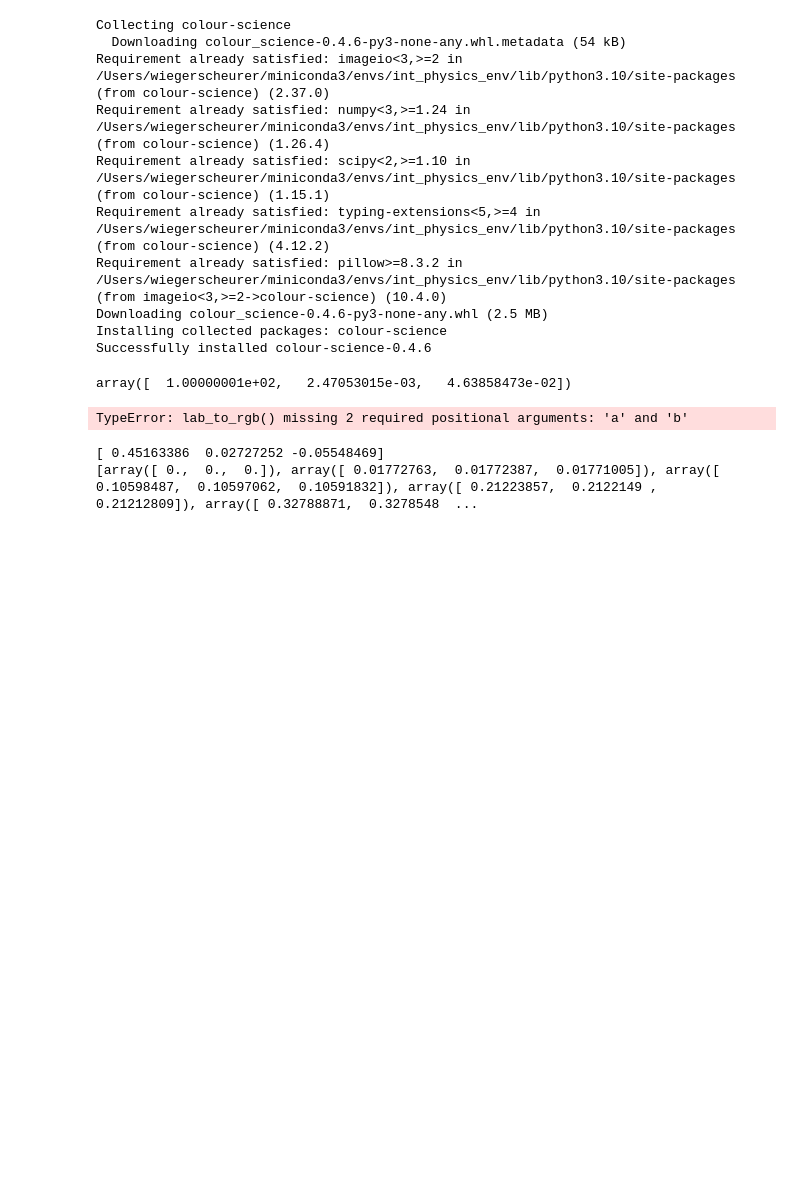
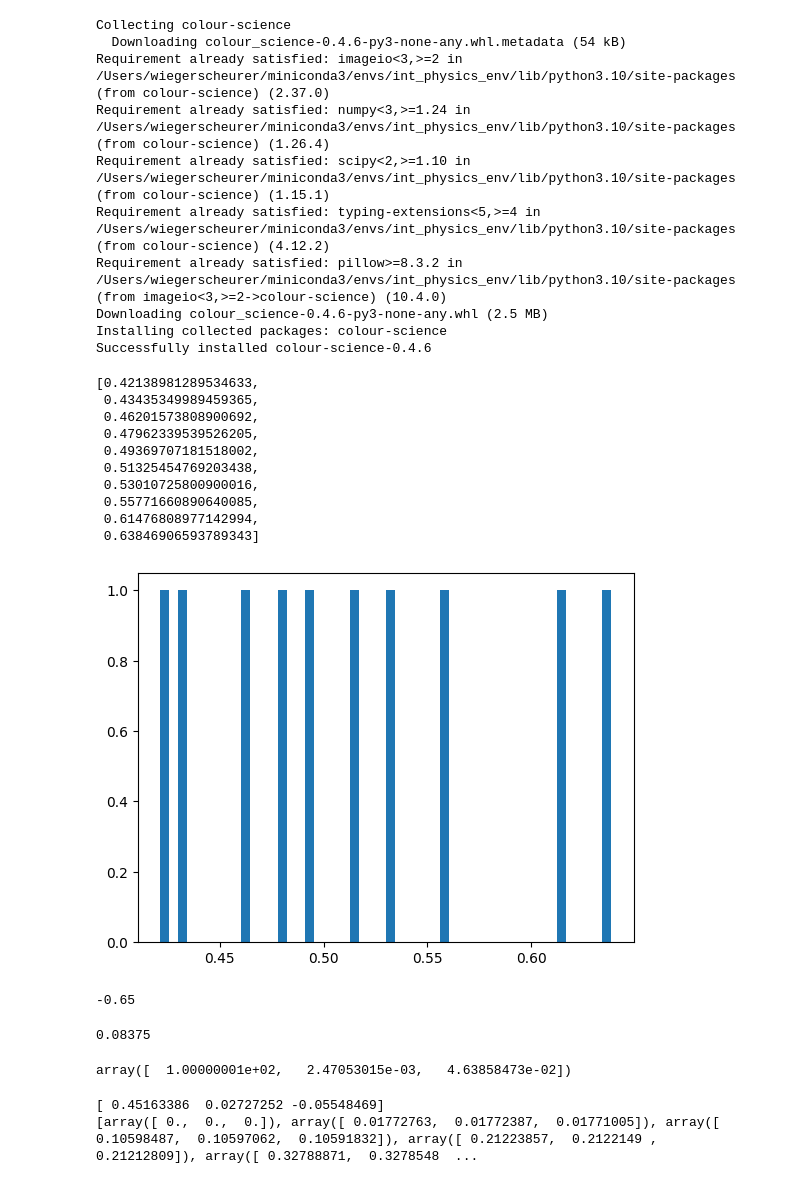
Before and after one commit to WiegerScheurer/physicspred, a Jupyter notebook: Notebooks/equal_lumen.ipynb, the cells around one changed output. Drawn from its saved outputs; the diff is of its cells as text; code cells hidden in the pictures; blank space fills up the shorter version.

```diff
--- a/Notebooks/equal_lumen.ipynb
+++ b/Notebooks/equal_lumen.ipynb
@@ -39,6 +39,57 @@ Requirement already satisfied: pillow>=8.3.2 in /Users/wiegerscheurer/miniconda3
 Downloading colour_science-0.4.6-py3-none-any.whl (2.5 MB)
 Installing collected packages: colour-science
 Successfully installed colour-science-0.4.6
+# %%
+def bellshape_sample(mean, sd, n_samples, plot:bool=False, shuffle:bool=True):
+
+    sample_pool = np.array([random.normalvariate(mean, sd) for sample in range(n_samples)])
+
+    if shuffle:
+        random.shuffle(sample_pool)
+    else:
+        sample_pool.sort()
+    if plot:
+        plt.hist(sample_pool, bins=50)
+
+    return list(sample_pool)
+
+
+# ball_start_colors = bellshape_sample(float(config["ball_start_color_mean"]), float(config["ball_start_color_sd"]), n_trials)
+
+ui = bellshape_sample(0.5, 0.1, 10, plot=True, shuffle=False)
+
+ui
+# %% [output]
+[0.42138981289534633,
+ 0.43435349989459365,
+ 0.46201573808900692,
+ 0.47962339539526205,
+ 0.49369707181518002,
+ 0.51325454769203438,
+ 0.53010725800900016,
+ 0.55771660890640085,
+ 0.61476808977142994,
+ 0.63846906593789343]
+[figure, added]
+# %%
+# short lambda function to turn range 0 to 1 into range of -1 to 1
+norm = lambda x: (x * 2) - 1
+invnorm = lambda x: (x + 1) / 2
+
+norm(.175)
+# %% [output]
+-0.65
+# %%
+ball_color_change_mean: .5 # used to be 0
+ball_color_change_sd: .58375 # Used to be .1675
+
+ball_start_color_mean: .575 # Used to be .15
+ball_start_color_sd: .5875 # Used to be .175
+
+
+.1675/2
+# %% [output]
+0.08375
 # %%
 import numpy as np
 import colour
@@ -82,10 +133,8 @@ oklab_colors = [((lab_to_rgb(oklab_to_cielab([luminance, 0, 0])) + 1) / 2) for l
 
 oklab_colors
 
-# cielab_rgb_colors = [np.clip(((cst.cielab2rgb(cielab) + 1) / 2), 0, 1) for cielab in cielab_colors]
+cielab_rgb_colors = [np.clip(((cst.cielab2rgb(cielab) + 1) / 2), 0, 1) for cielab in cielab_colors]
 # cielab_rgb_colors
-# %% [output]
-TypeError: lab_to_rgb() missing 2 required positional arguments: 'a' and 'b'
 # %%
 import numpy as np
 import colour
```
Also changed, not shown: parts of 3 cells of this notebook, 7 other files.
